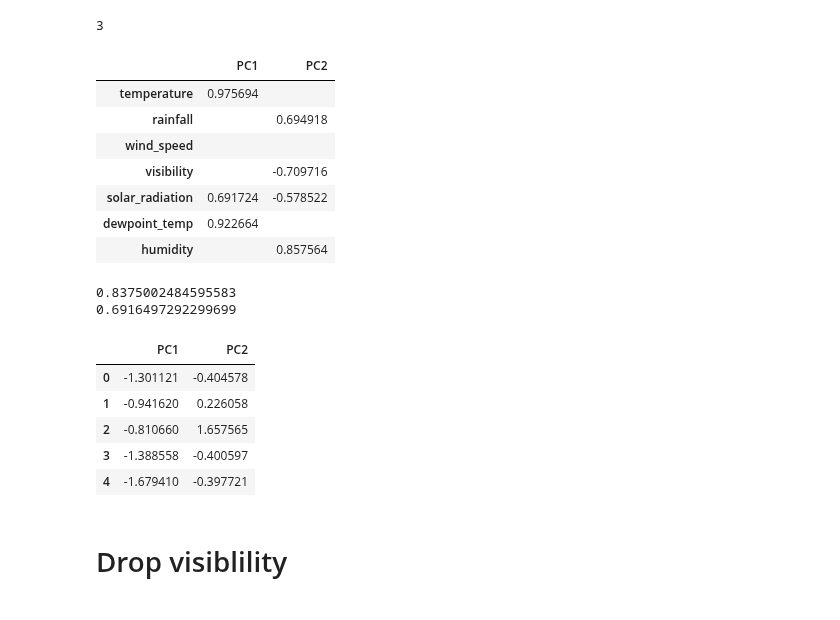
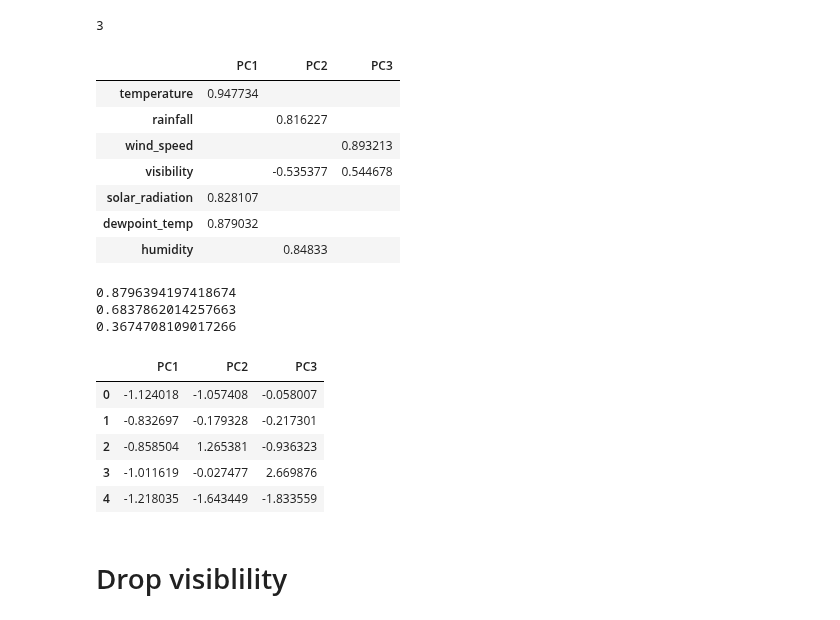
Before and after one commit to Jiian/seoulbike, a Jupyter notebook: PCA/pca bike.ipynb, the cells around one changed output. Drawn from its saved outputs; the diff is of its cells as text; code cells hidden in the pictures.

```diff
--- a/PCA/pca bike.ipynb
+++ b/PCA/pca bike.ipynb
@@ -222,34 +222,36 @@ kl.elbow
 # %% [output]
 3
 # %%
-pca_label, df_pca_array =evaluate_pcs(2,scaled_features[colnames])
+pca_label, df_pca_array =evaluate_pcs(3,scaled_features[colnames])
 pca_label
 # from the elbow plot
 # %% [output]
-|  | PC1 | PC2 |
-| temperature | 0.975694 |  |
-| rainfall |  | 0.694918 |
-| wind_speed |  |  |
-| visibility |  | -0.709716 |
-| solar_radiation | 0.691724 | -0.578522 |
-| dewpoint_temp | 0.922664 |  |
-| humidity |  | 0.857564 |
+|  | PC1 | PC2 | PC3 |
+| temperature | 0.947734 |  |  |
+| rainfall |  | 0.816227 |  |
+| wind_speed |  |  | 0.893213 |
+| visibility |  | -0.535377 | 0.544678 |
+| solar_radiation | 0.828107 |  |  |
+| dewpoint_temp | 0.879032 |  |  |
+| humidity |  | 0.84833 |  |
 # %%
 print(CronbachAlpha(scaled_features[['temperature','solar_radiation','dewpoint_temp']])) #Reliability of PC1
 print(CronbachAlpha(scaled_features[['rainfall','humidity']])) #Reliability of PC2
+print(CronbachAlpha(scaled_features[['wind_speed','visibility']])) #Reliability of PC2
 # %% [output]
-0.8375002484595583
-0.6916497292299699
+0.8796394197418674
+0.6837862014257663
+0.3674708109017266
 # %%
-df_pca = pd.DataFrame(df_pca_array, columns =['PC1','PC2'])
+df_pca = pd.DataFrame(df_pca_array, columns =['PC1','PC2','PC3'])
 df_pca.head()
 # %% [output]
-|  | PC1 | PC2 |
-| 0 | -1.301121 | -0.404578 |
-| 1 | -0.941620 | 0.226058 |
-| 2 | -0.810660 | 1.657565 |
-| 3 | -1.388558 | -0.400597 |
-| 4 | -1.679410 | -0.397721 |
+|  | PC1 | PC2 | PC3 |
+| 0 | -1.124018 | -1.057408 | -0.058007 |
+| 1 | -0.832697 | -0.179328 | -0.217301 |
+| 2 | -0.858504 | 1.265381 | -0.936323 |
+| 3 | -1.011619 | -0.027477 | 2.669876 |
+| 4 | -1.218035 | -1.643449 | -1.833559 |
 # %% [markdown]
 # Drop visiblility
 # %%
```
Also changed, not shown: parts of 34 cells of this notebook, 5 other files.
